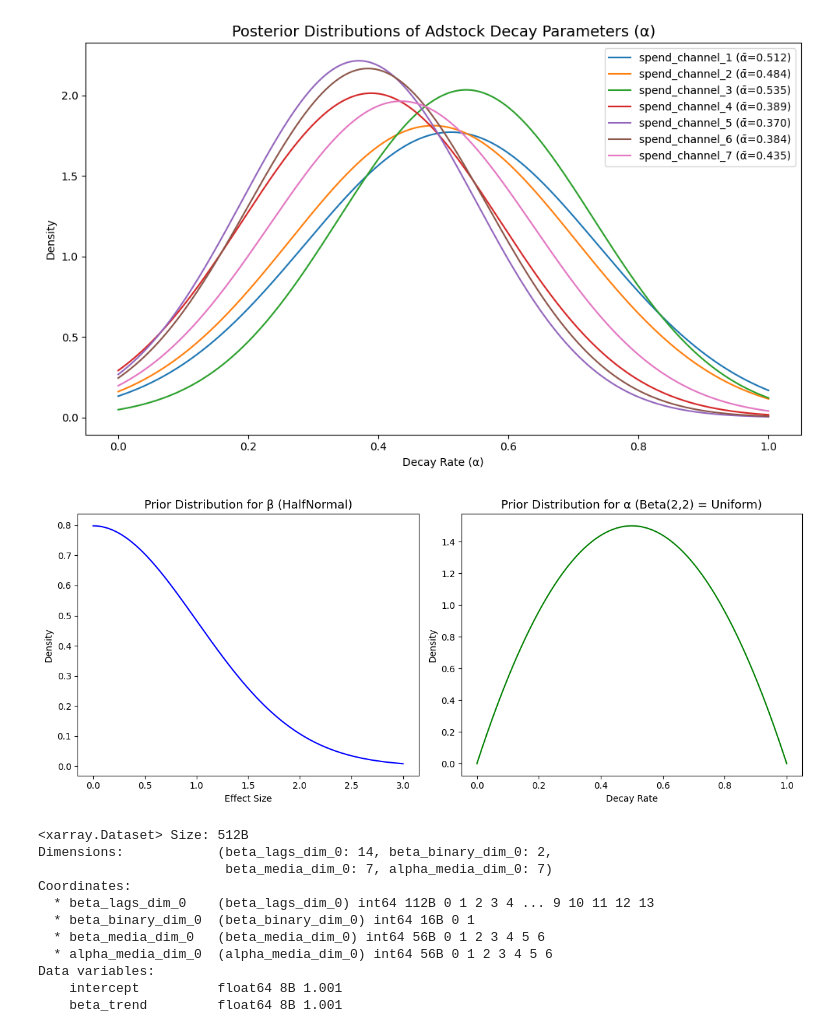
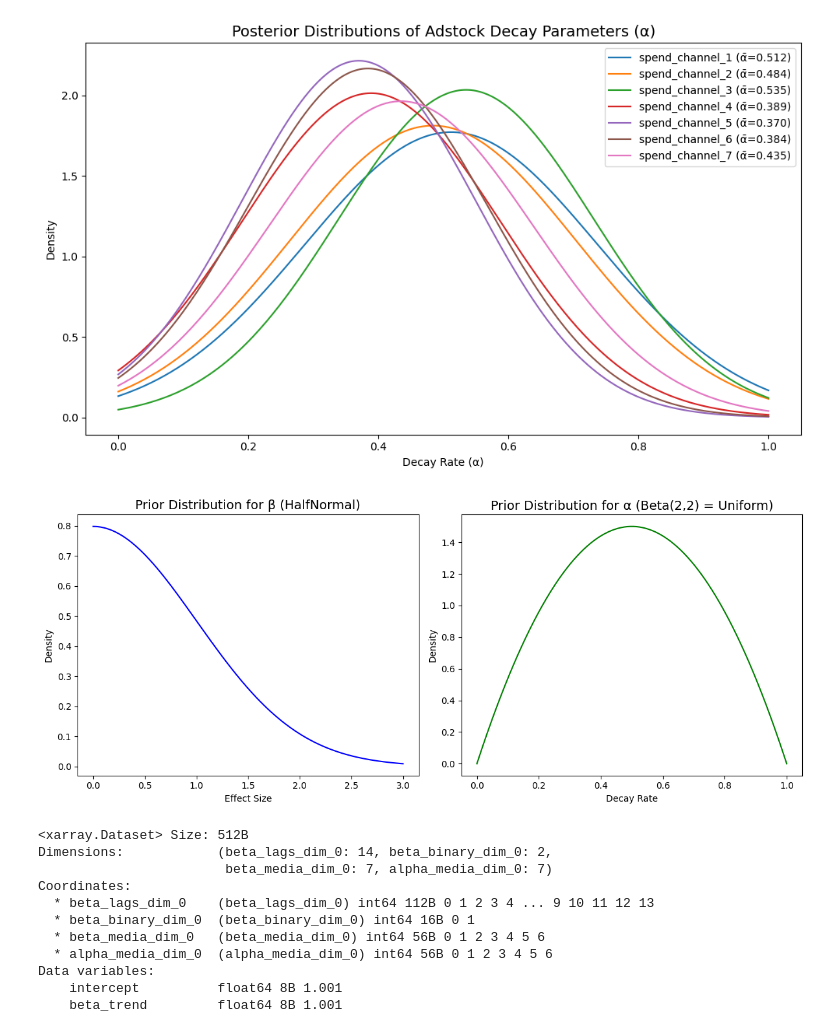
Before and after one commit to ammarmahmood94/Haensel, a Jupyter notebook: notebooks/post_model_analysis.ipynb, the cells around one changed output. Saved outputs shown, nothing was run; the diff lists cells and outputs as text; code cells hidden in the pictures.

```diff
--- a/notebooks/post_model_analysis.ipynb
+++ b/notebooks/post_model_analysis.ipynb
@@ -98,32 +98,32 @@ plt.show()
 # %%
 # 1. Prior for beta_media (HalfNormal)
 sigma_estimate = 1.0  # Approximate σ; you can adjust this
 x_beta = np.linspace(0, 3 * sigma_estimate, 300)
 prior_beta = halfnorm(scale=sigma_estimate).pdf(x_beta)
 
 # 2. Prior for alpha_media (Beta(1, 1) = Uniform[0,1])
 x_alpha = np.linspace(0, 1, 300)
 prior_alpha = beta(2, 2).pdf(x_alpha)
 
 # Plot
 fig, axs = plt.subplots(1, 2, figsize=(12, 5))
 
 # Plot beta prior
 axs[0].plot(x_beta, prior_beta, color='blue')
-axs[0].set_title("Prior Distribution for β (HalfNormal)", fontsize=13)
+axs[0].set_title("Prior Distribution for β (HalfNormal)", fontsize=14)
 axs[0].set_xlabel("Effect Size")
 axs[0].set_ylabel("Density")
 
 # Plot alpha prior
 axs[1].plot(x_alpha, prior_alpha, color='green')
-axs[1].set_title("Prior Distribution for α (Beta(2,2) = Uniform)", fontsize=13)
+axs[1].set_title("Prior Distribution for α (Beta(2,2) = Uniform)", fontsize=14)
 axs[1].set_xlabel("Decay Rate")
 axs[1].set_ylabel("Density")
 
 plt.tight_layout()
 plt.show()
 # %% [output]
-[figure, old version]
+[figure, new version]
 # %%
 az.plot_energy(trace)  # NUTS sampler energy diagnostic
 az.rhat(trace)         # R-hat values (should be ~1.0)
```
Also changed, not shown: parts of 2 cells of this notebook, 8 other files.
